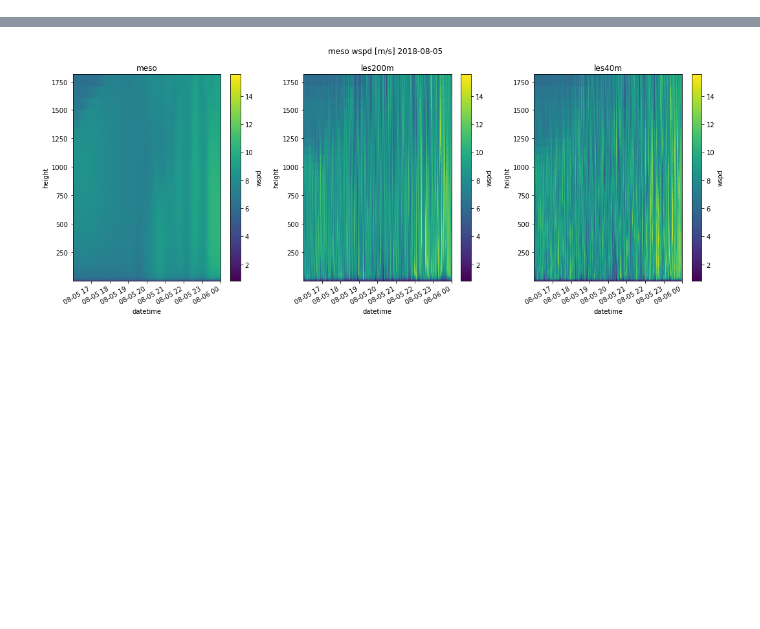
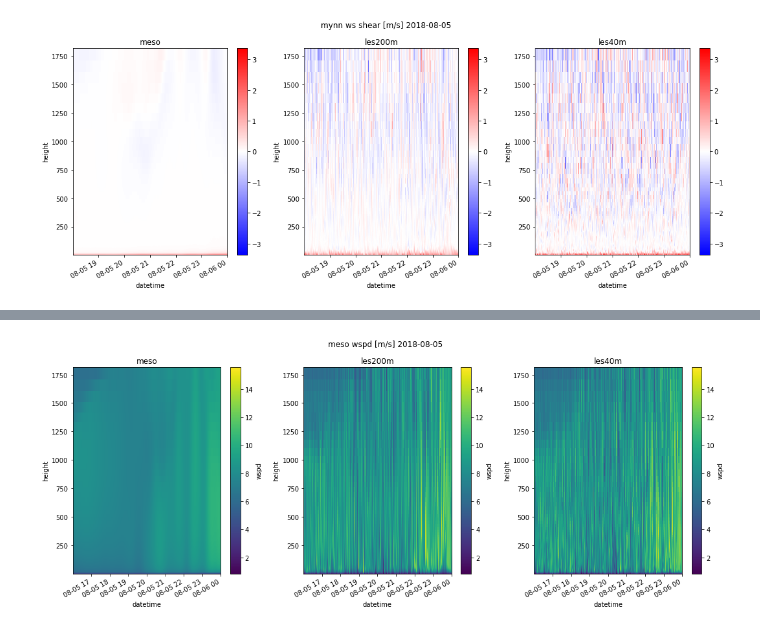
Before and after one commit to joejoeyjoseph/mmc-pnnl-j3, a Jupyter notebook: sgp/eagle/04b_th_contour.ipynb, the cells around one changed output, grey strips where cells are left out. Saved outputs shown, nothing was run; the diff lists cells and outputs as text; code cells hidden in the pictures; blank space fills up the shorter version.

```diff
--- a/sgp/eagle/04b_th_contour.ipynb
+++ b/sgp/eagle/04b_th_contour.ipynb
@@ -140,0 +183,35 @@ wrf_les40_ds = wrf_les40_ds.sel(datetime=slice(time_start, time_end))
+# %%
+meso_wsshear = get_shear_ds(wrf_meso_ds, 'wspd')
+les200_wsshear = get_shear_ds(wrf_les200_ds, 'wspd')
+les40_wsshear = get_shear_ds(wrf_les40_ds, 'wspd')
+
+meso_wsshear_sl = get_shear_ds(wrf_meso_ds_sl, 'wspd')
+les200_wsshear_sl = get_shear_ds(wrf_les200_ds_sl, 'wspd')
+les40_wsshear_sl = get_shear_ds(wrf_les40_ds_sl, 'wspd')
+# %%
+def plotda_polarize0_var(meso_ds, les200_ds, les40_ds, var, run, eval_date, sl=None):
+
+    fig, axs = plt.subplots(1, 3, figsize=(15, 6))
+
+    v_min = np.min([meso_ds.min(), les200_ds.min(), les40_ds.min()])
+    v_max = np.max([meso_ds.max(), les200_ds.max(), les40_ds.max()])
+
+    v_diff = np.max([abs(v_min), abs(v_max)])
+
+    meso_ds.T.plot(ax=axs[0], vmin=-v_diff, vmax=v_diff, cmap='bwr')
+    axs[0].set_title('meso')
+
+    les200_ds.T.plot(ax=axs[1], vmin=-v_diff, vmax=v_diff, cmap='bwr')
+    axs[1].set_title('les200m')
+
+    les40_ds.T.plot(ax=axs[2], vmin=-v_diff, vmax=v_diff, cmap='bwr')
+    axs[2].set_title('les40m')
+
+    plt.suptitle(run+' '+var+' '+eval_date)
+
+    plt.tight_layout()
+    plt.show()
+# %%
+plotda_polarize0_var(meso_wsshear, les200_wsshear, les40_wsshear, 'ws shear [m/s]', run, eval_date)
+# %% [output]
+[figure, added]
```
Also changed, not shown: parts of 22 cells of this notebook.
